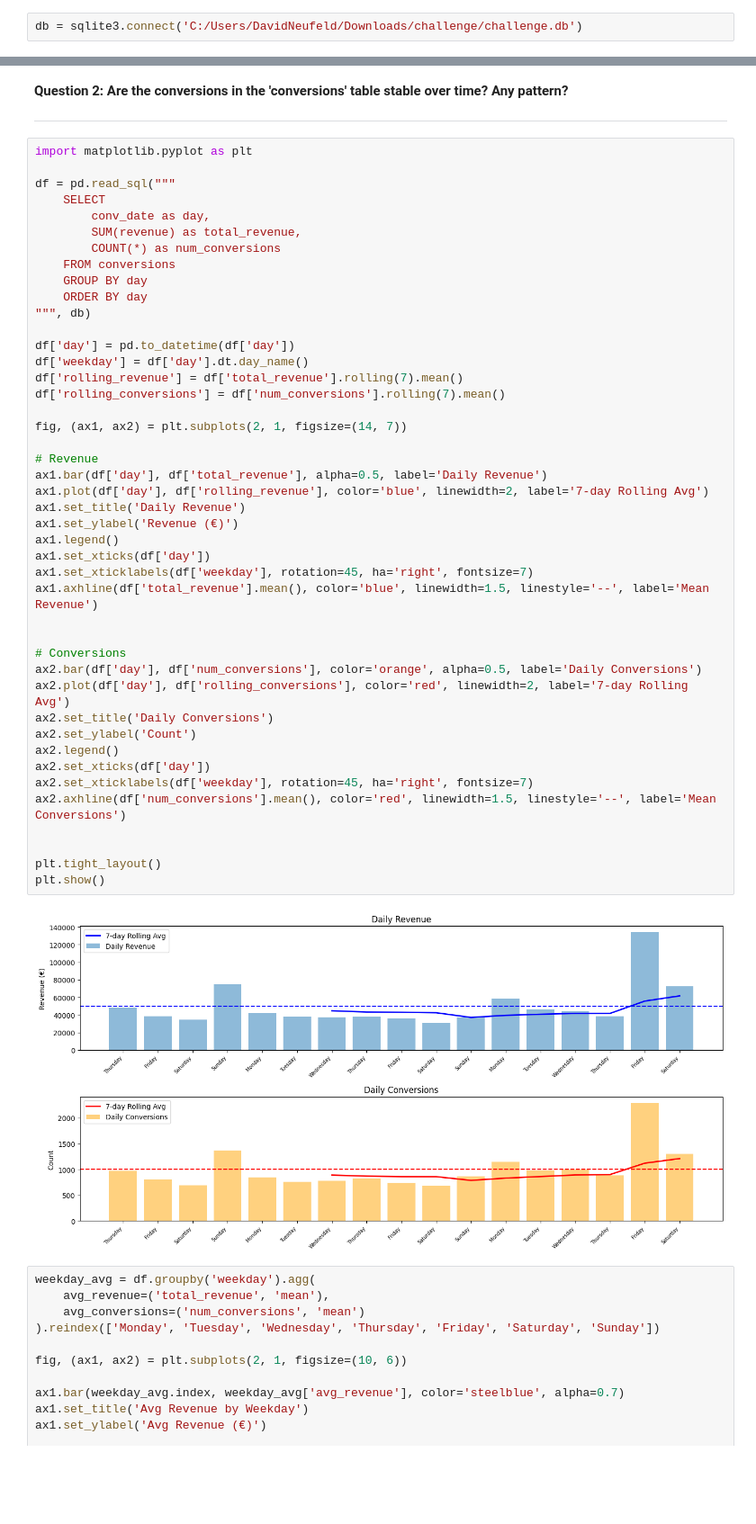
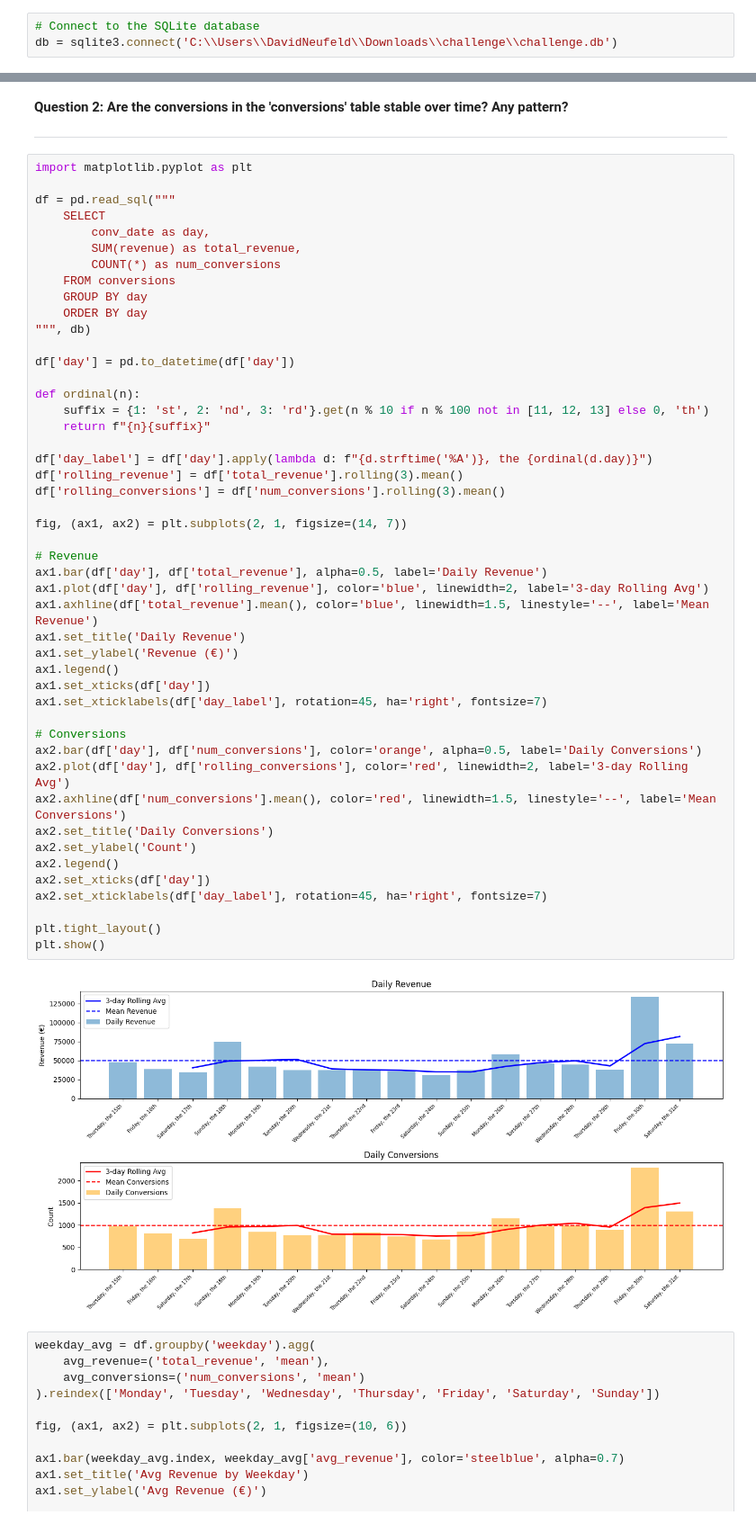
Before and after one commit to daneufeld/challenge, a Jupyter notebook: DB_Challenge.ipynb, the cells around one changed output, grey strips where cells are left out. Shown at 90% size. Saved outputs shown, nothing was run; the diff lists cells and outputs as text; blank space fills up the shorter version.

```diff
--- a/DB_Challenge.ipynb
+++ b/DB_Challenge.ipynb
@@ -5,5 +14,6 @@ import sqlite3
 import numpy as np
 import pandas as pd
 # %%
-db = sqlite3.connect('C:/Users/DavidNeufeld/Downloads/challenge/challenge.db')
+# Connect to the SQLite database
+db = sqlite3.connect('C:\\Users\\DavidNeufeld\\Downloads\\challenge\\challenge.db')
 # %%
@@ -78,45 +100,48 @@ df = pd.read_sql("""
     SELECT
         conv_date as day,
         SUM(revenue) as total_revenue,
         COUNT(*) as num_conversions
     FROM conversions
     GROUP BY day
     ORDER BY day
 """, db)
 
 df['day'] = pd.to_datetime(df['day'])
-df['weekday'] = df['day'].dt.day_name()
-df['rolling_revenue'] = df['total_revenue'].rolling(7).mean()
-df['rolling_conversions'] = df['num_conversions'].rolling(7).mean()
+
+def ordinal(n):
+    suffix = {1: 'st', 2: 'nd', 3: 'rd'}.get(n % 10 if n % 100 not in [11, 12, 13] else 0, 'th')
+    return f"{n}{suffix}"
+
+df['day_label'] = df['day'].apply(lambda d: f"{d.strftime('%A')}, the {ordinal(d.day)}")
+df['rolling_revenue'] = df['total_revenue'].rolling(3).mean()
+df['rolling_conversions'] = df['num_conversions'].rolling(3).mean()
 
 fig, (ax1, ax2) = plt.subplots(2, 1, figsize=(14, 7))
 
 # Revenue
 ax1.bar(df['day'], df['total_revenue'], alpha=0.5, label='Daily Revenue')
-ax1.plot(df['day'], df['rolling_revenue'], color='blue', linewidth=2, label='7-day Rolling Avg')
+ax1.plot(df['day'], df['rolling_revenue'], color='blue', linewidth=2, label='3-day Rolling Avg')
+ax1.axhline(df['total_revenue'].mean(), color='blue', linewidth=1.5, linestyle='--', label='Mean Revenue')
 ax1.set_title('Daily Revenue')
 ax1.set_ylabel('Revenue (€)')
 ax1.legend()
 ax1.set_xticks(df['day'])
-ax1.set_xticklabels(df['weekday'], rotation=45, ha='right', fontsize=7)
-ax1.axhline(df['total_revenue'].mean(), color='blue', linewidth=1.5, linestyle='--', label='Mean Revenue')
-
+ax1.set_xticklabels(df['day_label'], rotation=45, ha='right', fontsize=7)
 
 # Conversions
 ax2.bar(df['day'], df['num_conversions'], color='orange', alpha=0.5, label='Daily Conversions')
-ax2.plot(df['day'], df['rolling_conversions'], color='red', linewidth=2, label='7-day Rolling Avg')
+ax2.plot(df['day'], df['rolling_conversions'], color='red', linewidth=2, label='3-day Rolling Avg')
+ax2.axhline(df['num_conversions'].mean(), color='red', linewidth=1.5, linestyle='--', label='Mean Conversions')
 ax2.set_title('Daily Conversions')
 ax2.set_ylabel('Count')
 ax2.legend()
 ax2.set_xticks(df['day'])
-ax2.set_xticklabels(df['weekday'], rotation=45, ha='right', fontsize=7)
-ax2.axhline(df['num_conversions'].mean(), color='red', linewidth=1.5, linestyle='--', label='Mean Conversions')
-
+ax2.set_xticklabels(df['day_label'], rotation=45, ha='right', fontsize=7)
 
 plt.tight_layout()
 plt.show()
 # %% [output]
-[figure, old version]
+[figure, new version]
 # %%
 weekday_avg = df.groupby('weekday').agg(
     avg_revenue=('total_revenue', 'mean'),
```
Also changed, not shown: parts of 13 cells of this notebook.
